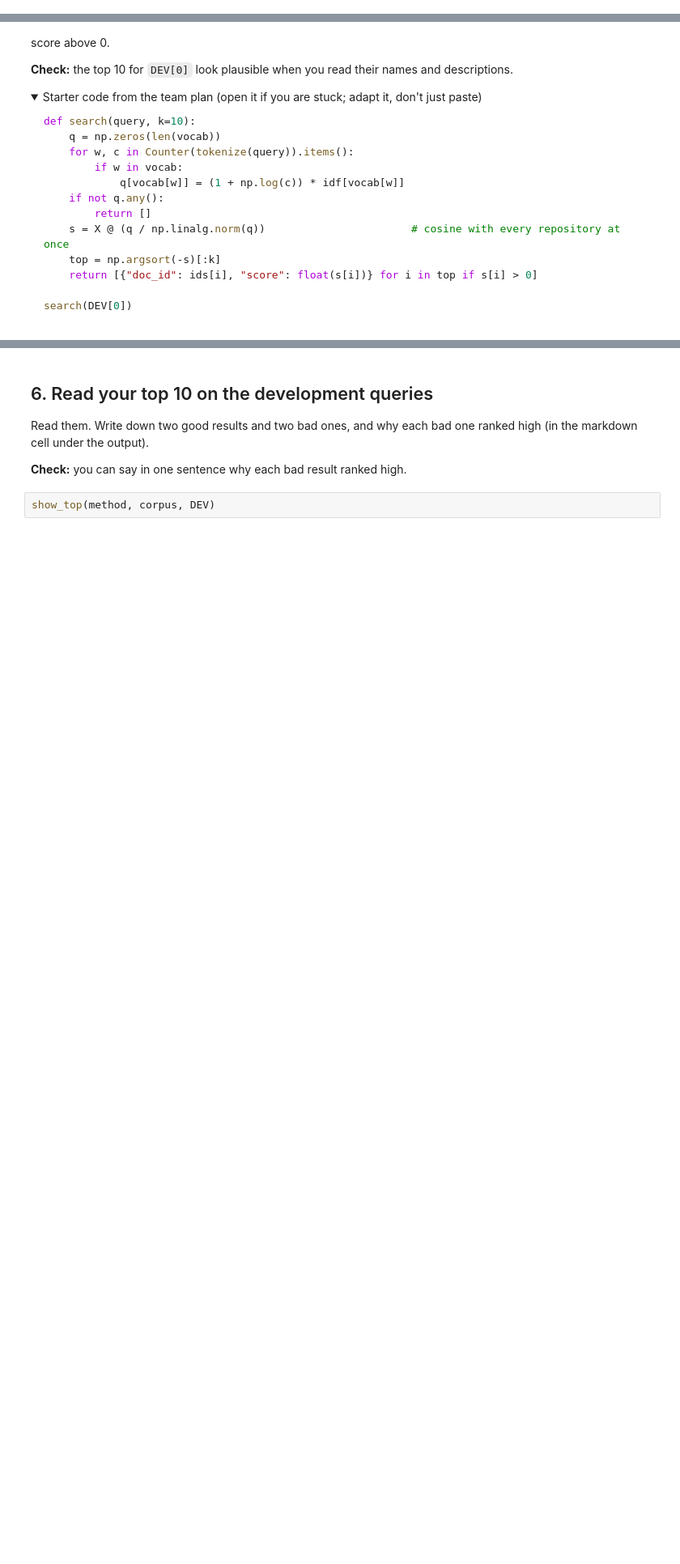
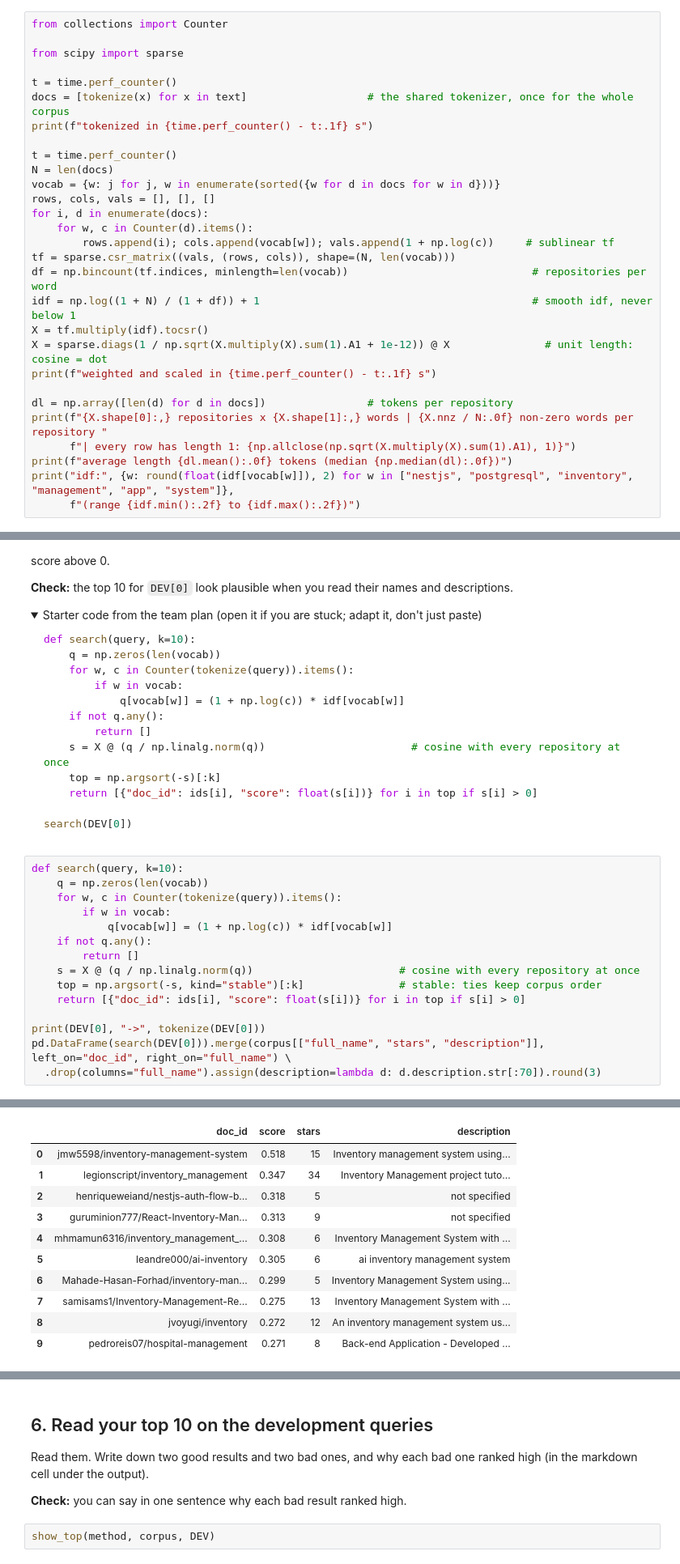
Before and after one commit to RaksaOC/Open-Source-Project-Discovery, a Jupyter notebook: backend/notebooks/08-tfidf.ipynb, the cells around one changed output, grey strips where cells are left out. Shown at 81% size. Drawn from its saved outputs; the diff is of its cells as text; folded sections open; blank space fills up the shorter version.

````diff
--- a/backend/notebooks/08-tfidf.ipynb
+++ b/backend/notebooks/08-tfidf.ipynb
@@ -80,3 +88,32 @@ X = sparse.diags(1 / np.sqrt(X.multiply(X).sum(1).A1 + 1e-12)) @ X
 print(X.shape, f"{X.nnz / N:.0f} non-zero words per repository")
 ```
 </details>
+# %%
+from collections import Counter
+
+from scipy import sparse
+
+t = time.perf_counter()
+docs = [tokenize(x) for x in text]                   # the shared tokenizer, once for the whole corpus
+print(f"tokenized in {time.perf_counter() - t:.1f} s")
+
+t = time.perf_counter()
+N = len(docs)
+vocab = {w: j for j, w in enumerate(sorted({w for d in docs for w in d}))}
+rows, cols, vals = [], [], []
+for i, d in enumerate(docs):
+    for w, c in Counter(d).items():
+        rows.append(i); cols.append(vocab[w]); vals.append(1 + np.log(c))     # sublinear tf
+tf = sparse.csr_matrix((vals, (rows, cols)), shape=(N, len(vocab)))
+df = np.bincount(tf.indices, minlength=len(vocab))                             # repositories per word
+idf = np.log((1 + N) / (1 + df)) + 1                                           # smooth idf, never below 1
+X = tf.multiply(idf).tocsr()
+X = sparse.diags(1 / np.sqrt(X.multiply(X).sum(1).A1 + 1e-12)) @ X               # unit length: cosine = dot
+print(f"weighted and scaled in {time.perf_counter() - t:.1f} s")
+
+dl = np.array([len(d) for d in docs])                # tokens per repository
+print(f"{X.shape[0]:,} repositories x {X.shape[1]:,} words | {X.nnz / N:.0f} non-zero words per repository "
+      f"| every row has length 1: {np.allclose(np.sqrt(X.multiply(X).sum(1).A1), 1)}")
+print(f"average length {dl.mean():.0f} tokens (median {np.median(dl):.0f})")
+print("idf:", {w: round(float(idf[vocab[w]]), 2) for w in ["nestjs", "postgresql", "inventory", "management", "app", "system"]},
+      f"(range {idf.min():.2f} to {idf.max():.2f})")
@@ -104,3 +147,19 @@ def search(query, k=10):
 search(DEV[0])
 ```
 </details>
+# %%
+def search(query, k=10):
+    q = np.zeros(len(vocab))
+    for w, c in Counter(tokenize(query)).items():
+        if w in vocab:
+            q[vocab[w]] = (1 + np.log(c)) * idf[vocab[w]]
+    if not q.any():
+        return []
+    s = X @ (q / np.linalg.norm(q))                       # cosine with every repository at once
+    top = np.argsort(-s, kind="stable")[:k]               # stable: ties keep corpus order
+    return [{"doc_id": ids[i], "score": float(s[i])} for i in top if s[i] > 0]
+
+print(DEV[0], "->", tokenize(DEV[0]))
+pd.DataFrame(search(DEV[0])).merge(corpus[["full_name", "stars", "description"]], left_on="doc_id", right_on="full_name") \
+  .drop(columns="full_name").assign(description=lambda d: d.description.str[:70]).round(3)
+# %% [output]
@@ -107,3 +167,14 @@ search(DEV[0])
+|  | doc_id | score | stars | description |
+| 0 | jmw5598/inventory-management-system | 0.518 | 15 | Inventory management system using... |
+| 1 | legionscript/inventory_management | 0.347 | 34 | Inventory Management project tuto... |
+| 2 | henriqueweiand/nestjs-auth-flow-b... | 0.318 | 5 | not specified |
+| 3 | guruminion777/React-Inventory-Man... | 0.313 | 9 | not specified |
+| 4 | mhmamun6316/inventory_management_... | 0.308 | 6 | Inventory Management System with ... |
+| 5 | leandre000/ai-inventory | 0.305 | 6 | ai inventory management system |
+| 6 | Mahade-Hasan-Forhad/inventory-man... | 0.299 | 5 | Inventory Management System using... |
+| 7 | samisams1/Inventory-Management-Re... | 0.275 | 13 | Inventory Management System with ... |
+| 8 | jvoyugi/inventory | 0.272 | 12 | An inventory management system us... |
+| 9 | pedroreis07/hospital-management | 0.271 | 8 | Back-end Application - Developed ... |
 # %% [markdown]
 ## 4. Move it into `src/discovery/rank/tfidf.py` as `TfidfRanker`
 
````
Also changed, not shown: parts of 14 cells of this notebook, 3 other files.
